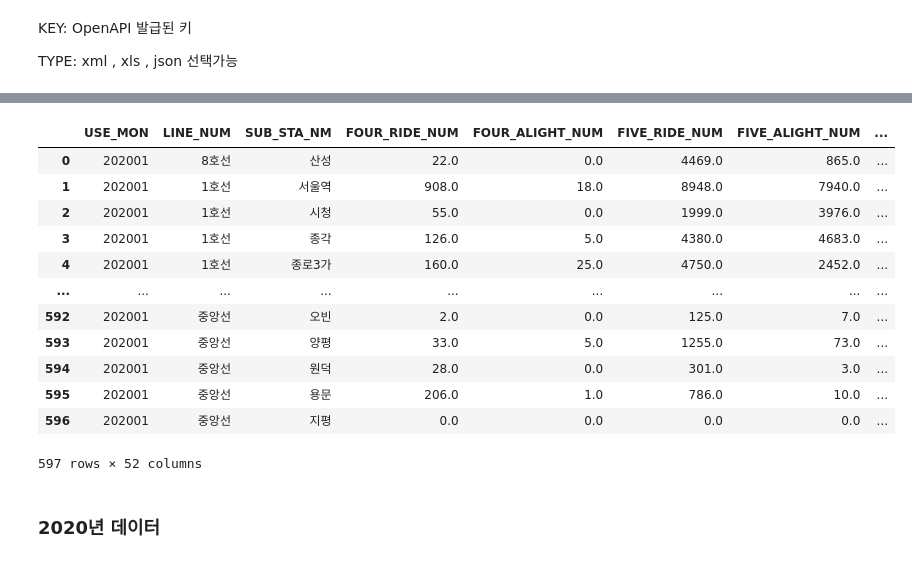
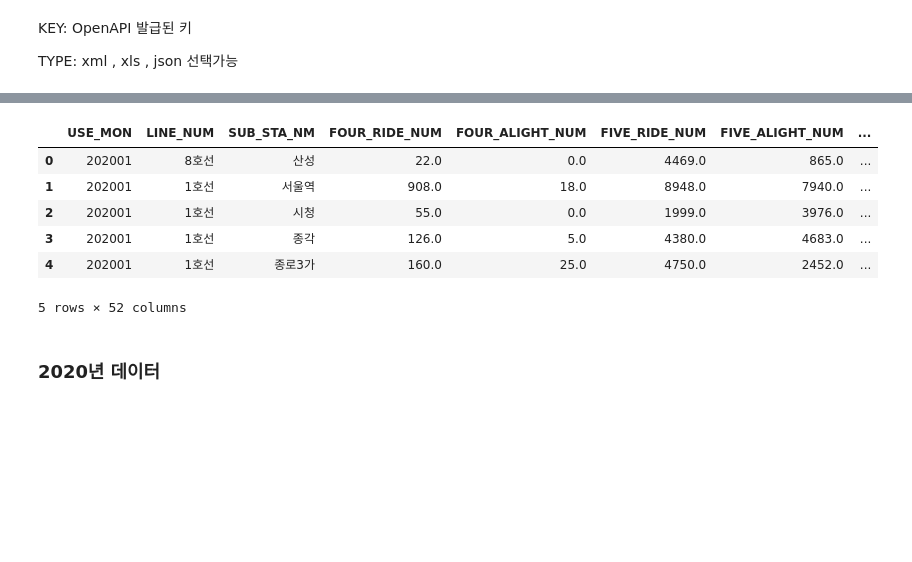
Before and after one commit to choihana/covid19_visualize, a Jupyter notebook: data1_openAPI.ipynb, the cells around one changed output, grey strips where cells are left out. Cells and saved outputs as stored; diff of their text form; code cells hidden in the pictures; blank space fills up the shorter version.

```diff
--- a/data1_openAPI.ipynb
+++ b/data1_openAPI.ipynb
@@ -75,20 +51,14 @@ data
 # %%
 subway=pd.DataFrame(data['CardSubwayTime']['row'])
-subway
+subway.head(5)
 # %% [output]
 |  | USE_MON | LINE_NUM | SUB_STA_NM | FOUR_RIDE_NUM | FOUR_ALIGHT_NUM | FIVE_RIDE_NUM | FIVE_ALIGHT_NUM | ... |
 | 0 | 202001 | 8호선 | 산성 | 22.0 | 0.0 | 4469.0 | 865.0 | ... |
 | 1 | 202001 | 1호선 | 서울역 | 908.0 | 18.0 | 8948.0 | 7940.0 | ... |
 | 2 | 202001 | 1호선 | 시청 | 55.0 | 0.0 | 1999.0 | 3976.0 | ... |
 | 3 | 202001 | 1호선 | 종각 | 126.0 | 5.0 | 4380.0 | 4683.0 | ... |
 | 4 | 202001 | 1호선 | 종로3가 | 160.0 | 25.0 | 4750.0 | 2452.0 | ... |
-| ... | ... | ... | ... | ... | ... | ... | ... | ... |
-| 592 | 202001 | 중앙선 | 오빈 | 2.0 | 0.0 | 125.0 | 7.0 | ... |
-| 593 | 202001 | 중앙선 | 양평 | 33.0 | 5.0 | 1255.0 | 73.0 | ... |
-| 594 | 202001 | 중앙선 | 원덕 | 28.0 | 0.0 | 301.0 | 3.0 | ... |
-| 595 | 202001 | 중앙선 | 용문 | 206.0 | 1.0 | 786.0 | 10.0 | ... |
-| 596 | 202001 | 중앙선 | 지평 | 0.0 | 0.0 | 0.0 | 0.0 | ... |
-597 rows × 52 columns
+5 rows × 52 columns
 # %% [markdown]
 ### 2020년 데이터
 # %%
```
Also changed, not shown: parts of 3 cells of this notebook.
